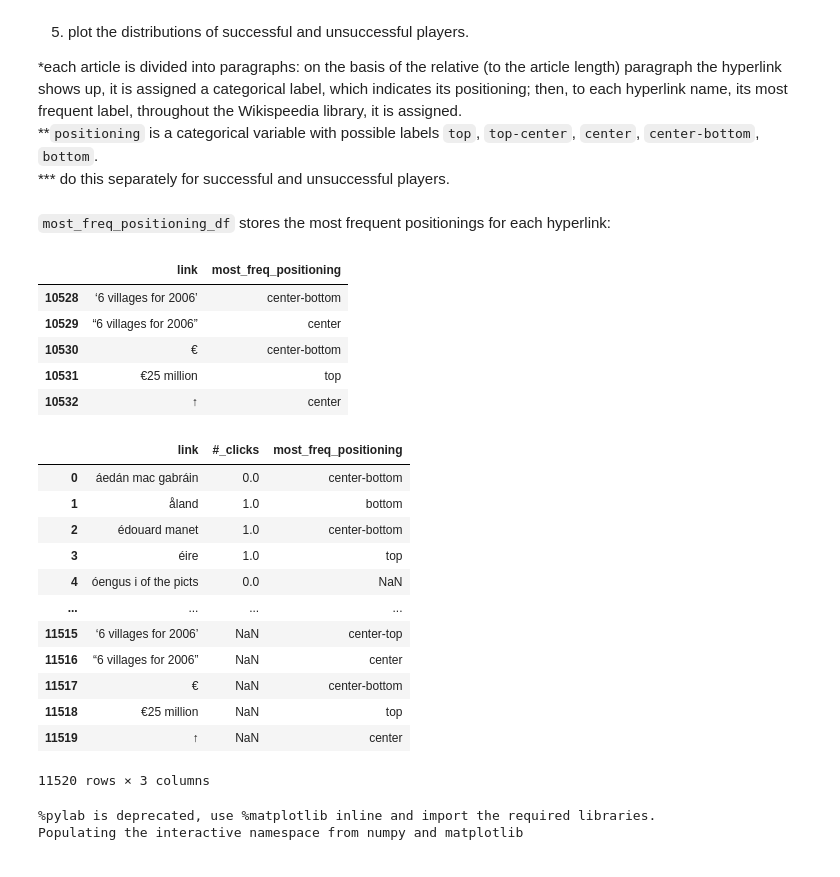
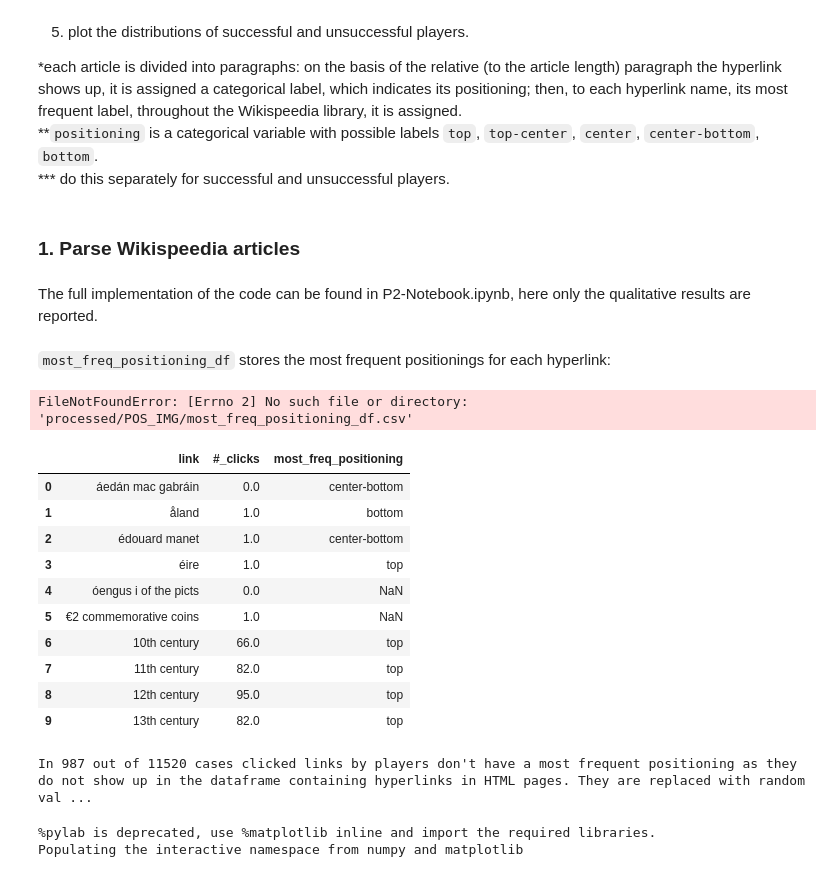
Before and after one commit to epfl-ada/ada-2022-project-theadalyzers, a Jupyter notebook: project_adalyzers.ipynb, the cells around one changed output. Drawn from its saved outputs; the diff is of its cells as text; code cells hidden in the pictures.

```diff
--- a/project_adalyzers.ipynb
+++ b/project_adalyzers.ipynb
@@ -81,15 +81,15 @@ To get the distribution of players' clickability preference with regard to the p
 \*each article is divided into paragraphs: on the basis of the relative (to the article length) paragraph the hyperlink shows up, it is assigned a categorical label, which indicates its positioning; then, to each hyperlink name, its most frequent label, throughout the Wikispeedia library, it is assigned. <br>
 \*\*`positioning` is a categorical variable with possible labels `top`, `top-center`, `center`, `center-bottom`, `bottom`. <br>
 \*\*\* do this separately for successful and unsuccessful players.
+# %% [markdown]
+### 1. Parse Wikispeedia articles
+# %% [markdown]
+The full implementation of the code can be found in P2-Notebook.ipynb, here only the qualitative results are reported.
 # %% [markdown]
 `most_freq_positioning_df` stores the most frequent positionings for each hyperlink:
 # %%
-most_freq_positioning_df=pd.read_csv('processed/most_freq_positioning_df.csv', index_col=0)
+data_processed_folder = "processed/POS_IMG/"
+most_freq_positioning_df=pd.read_csv(data_processed_folder+'most_freq_positioning_df.csv', index_col=0)
 most_freq_positioning_df.tail()
 # %% [output]
-|  | link | most_freq_positioning |
-| 10528 | ‘6 villages for 2006’ | center-bottom |
-| 10529 | “6 villages for 2006” | center |
-| 10530 | € | center-bottom |
-| 10531 | €25 million | top |
-| 10532 | ↑ | center |
+FileNotFoundError: [Errno 2] No such file or directory: 'processed/POS_IMG/most_freq_positioning_df.csv'
@@ -98,20 +96,26 @@ folder_plots='./P2_plots_dfs/'
 # %%
-links_freq_pos_f=pd.read_csv(folder_plots+'links_freq_pos_f.csv', index_col=0)
-links_freq_pos_f
+links_freq_pos_f=pd.read_csv(plots_path+'links_freq_pos_f.csv', index_col=0)
+links_freq_pos_f[:10]
 # %% [output]
 |  | link | #_clicks | most_freq_positioning |
 | 0 | áedán mac gabráin | 0.0 | center-bottom |
 | 1 | åland | 1.0 | bottom |
 | 2 | édouard manet | 1.0 | center-bottom |
 | 3 | éire | 1.0 | top |
 | 4 | óengus i of the picts | 0.0 | NaN |
-| ... | ... | ... | ... |
-| 11515 | ‘6 villages for 2006’ | NaN | center-top |
-| 11516 | “6 villages for 2006” | NaN | center |
-| 11517 | € | NaN | center-bottom |
-| 11518 | €25 million | NaN | top |
-| 11519 | ↑ | NaN | center |
+| 5 | €2 commemorative coins | 1.0 | NaN |
+| 6 | 10th century | 66.0 | top |
+| 7 | 11th century | 82.0 | top |
+| 8 | 12th century | 95.0 | top |
+| 9 | 13th century | 82.0 | top |
-11520 rows × 3 columns
+# %%
+print('In {0} out of {1} cases clicked links by players don\'t have a most frequent positioning as they do not show up \
+in the dataframe containing hyperlinks in HTML pages. They are replaced with random values.'\
+      .format((links_freq_pos_f['most_freq_positioning'].isna()).sum(), len(links_freq_pos_f)))
+links_freq_pos_f['most_freq_positioning'].\
+fillna(np.random.choice(['top', 'center-top','center','center-bottom', 'bottom']),inplace=True)
+# %% [output]
+In 987 out of 11520 cases clicked links by players don't have a most frequent positioning as they do not show up in the dataframe containing hyperlinks in HTML pages. They are replaced with random val ...
 # %%
 from PIL import Image
 with Image.open(folder_plots+"Distribution_clickability_preference_pos.png") as im:
```
Also changed, not shown: parts of 1 cell of this notebook, 4 other files.
